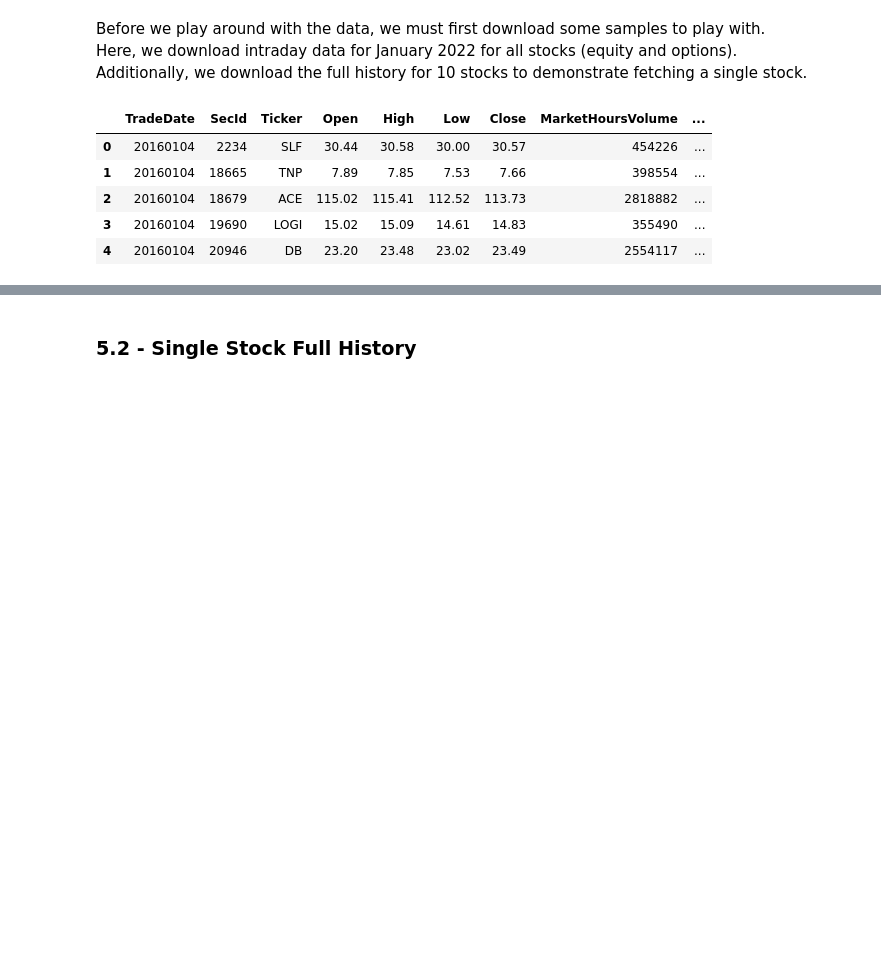
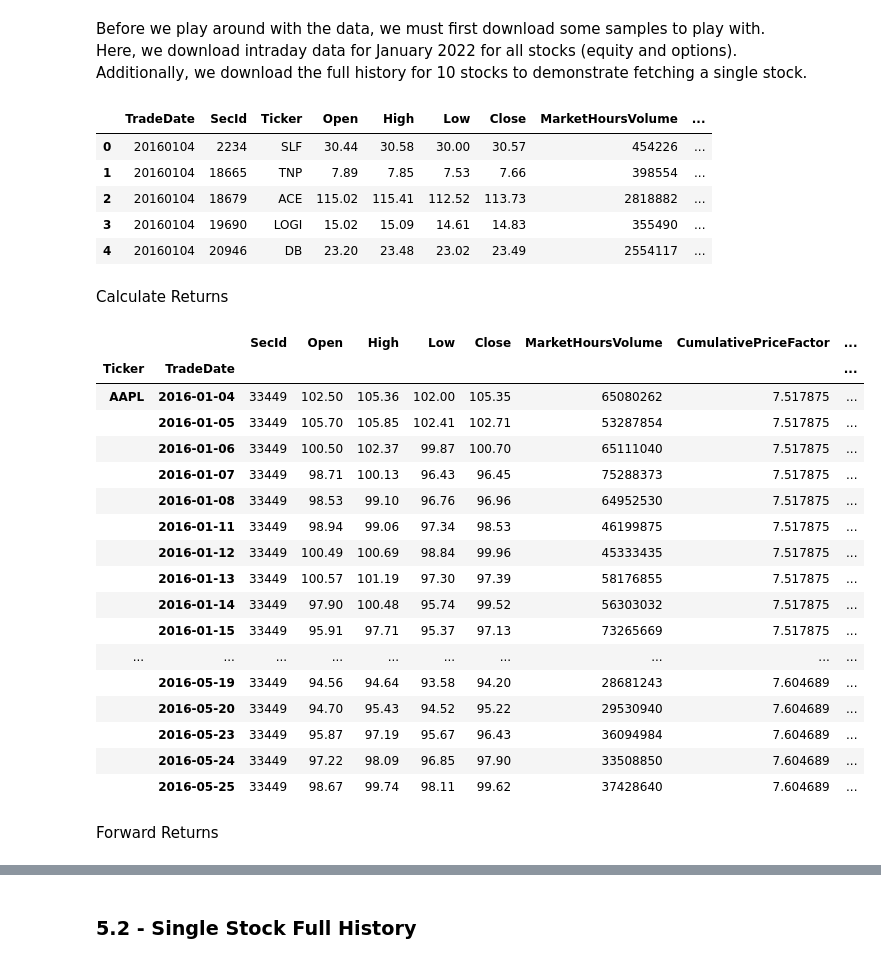
Before and after one commit to AlgoTech-Capital-Management/AlgoSeekNotebooks, a Jupyter notebook: 1_Introduction.ipynb, the cells around one changed output, grey strips where cells are left out. Cells and saved outputs as stored; diff of their text form; code cells hidden in the pictures; blank space fills up the shorter version.

```diff
--- a/1_Introduction.ipynb
+++ b/1_Introduction.ipynb
@@ -282,3 +282,13 @@ daily.head()
 | 4 | 20160104 | 20946 | DB | 23.20 | 23.48 | 23.02 | 23.49 | 2554117 | ... |
 # %%
 daily['TradeDate'] = pd.to_datetime(daily['TradeDate'],format="%Y%m%d")
+daily.set_index(['Ticker','TradeDate'],inplace=True)
+# %%
+daily['year'] = (daily.index.get_level_values('TradeDate').year)
+daily['month'] = (daily.index.get_level_values('TradeDate').month)
+daily['quarter'] = (daily.index.get_level_values('TradeDate').quarter)
+# %% [markdown]
+Calculate Returns
+# %%
+for i in tqdm(range(21)):
+    daily[f'ret{i}day'] = (daily.sort_index().groupby(level='Ticker',group_keys=False).Close.pct_change(i))
@@ -284,0 +302,21 @@ daily['TradeDate'] = pd.to_datetime(daily['TradeDate'],format="%Y%m%d")
+# %%
+daily[daily.index.get_level_values('Ticker')=='AAPL'].head(100)
+# %% [output]
+|  |  | SecId | Open | High | Low | Close | MarketHoursVolume | CumulativePriceFactor | ... |
+| Ticker | TradeDate |  |  |  |  |  |  |  | ... |
+| AAPL | 2016-01-04 | 33449 | 102.50 | 105.36 | 102.00 | 105.35 | 65080262 | 7.517875 | ... |
+|  | 2016-01-05 | 33449 | 105.70 | 105.85 | 102.41 | 102.71 | 53287854 | 7.517875 | ... |
+|  | 2016-01-06 | 33449 | 100.50 | 102.37 | 99.87 | 100.70 | 65111040 | 7.517875 | ... |
+|  | 2016-01-07 | 33449 | 98.71 | 100.13 | 96.43 | 96.45 | 75288373 | 7.517875 | ... |
+|  | 2016-01-08 | 33449 | 98.53 | 99.10 | 96.76 | 96.96 | 64952530 | 7.517875 | ... |
+|  | 2016-01-11 | 33449 | 98.94 | 99.06 | 97.34 | 98.53 | 46199875 | 7.517875 | ... |
+|  | 2016-01-12 | 33449 | 100.49 | 100.69 | 98.84 | 99.96 | 45333435 | 7.517875 | ... |
+|  | 2016-01-13 | 33449 | 100.57 | 101.19 | 97.30 | 97.39 | 58176855 | 7.517875 | ... |
+|  | 2016-01-14 | 33449 | 97.90 | 100.48 | 95.74 | 99.52 | 56303032 | 7.517875 | ... |
+|  | 2016-01-15 | 33449 | 95.91 | 97.71 | 95.37 | 97.13 | 73265669 | 7.517875 | ... |
+| ... | ... | ... | ... | ... | ... | ... | ... | ... | ... |
+|  | 2016-05-19 | 33449 | 94.56 | 94.64 | 93.58 | 94.20 | 28681243 | 7.604689 | ... |
+|  | 2016-05-20 | 33449 | 94.70 | 95.43 | 94.52 | 95.22 | 29530940 | 7.604689 | ... |
+|  | 2016-05-23 | 33449 | 95.87 | 97.19 | 95.67 | 96.43 | 36094984 | 7.604689 | ... |
+|  | 2016-05-24 | 33449 | 97.22 | 98.09 | 96.85 | 97.90 | 33508850 | 7.604689 | ... |
+|  | 2016-05-25 | 33449 | 98.67 | 99.74 | 98.11 | 99.62 | 37428640 | 7.604689 | ... |
@@ -284,0 +325,2 @@ daily['TradeDate'] = pd.to_datetime(daily['TradeDate'],format="%Y%m%d")
+# %% [markdown]
+Forward Returns
```
Also changed, not shown: parts of 23 cells of this notebook, 2 other files.
